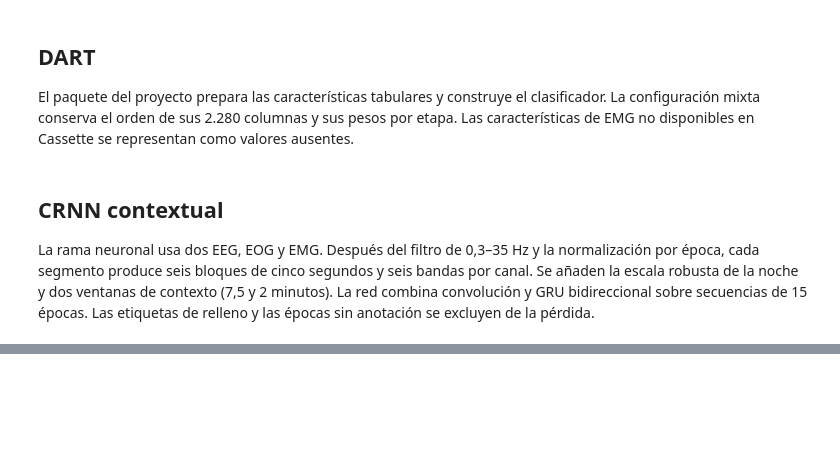
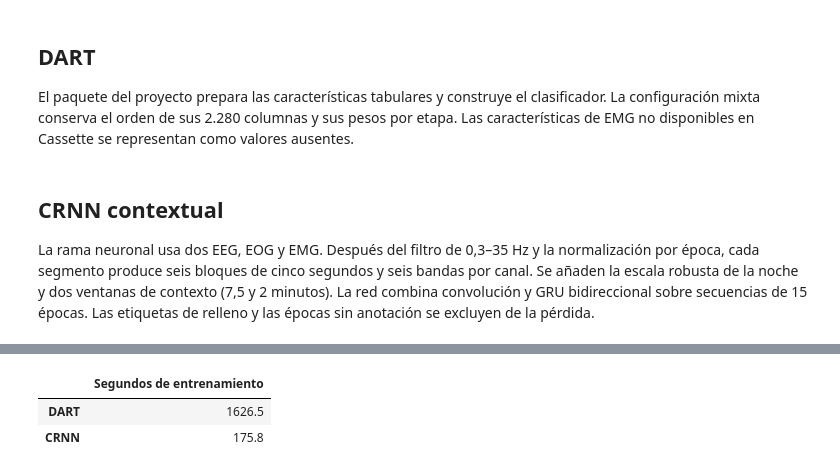
Before and after one commit to jcrkboy/micro-proyecto-grupo-7, a Jupyter notebook: Notebooks/dart_crnn_mixto.ipynb, the cells around one changed output, grey strips where cells are left out. Saved outputs shown, nothing was run; the diff lists cells and outputs as text; code cells hidden in the pictures; blank space fills up the shorter version.

```diff
--- a/Notebooks/dart_crnn_mixto.ipynb
+++ b/Notebooks/dart_crnn_mixto.ipynb
@@ -380,11 +495,0 @@ Se fijan las mismas dos arquitecturas y la mezcla 70/30. El ajuste final incorpo
-# %%
-dart_final, crnn_final, ficha_final = ajustar_o_cargar('final_100',meta)
-assert ficha_final['contrato']['segmentos_entrenamiento']==len(meta)
-display(meta.groupby('cohorte').agg(personas=('subject_id','nunique'),noches=('record_id','nunique'),segmentos=('etapa','size')))
-ejemplo = meta.iloc[:10]
-rid = ejemplo.record_id.iloc[0]
-assert ejemplo.record_id.nunique()==1
-p = combinar(dart_final.predict(X.loc[ejemplo.index],num_threads=4),prob_crnn(crnn_final,entradas[rid])[ejemplo.epoch_index])
-assert np.isfinite(p).all() and np.allclose(p.sum(1),1)
-print('Pesos recargados y fusión verificada.')
-print((STORE/'final_100/manifest.json').relative_to(ROOT).as_posix())
@@ -427,0 +500,13 @@ ST7011J0-PSG.edf · 1196 segmentos de 30 s
+# %%
+import json
+from pathlib import Path
+import pandas as pd
+
+raiz = next(p for p in (Path.cwd(), *Path.cwd().parents) if (p/'data.dvc').is_file())
+ruta = raiz/'data/models/dart_crnn_mixto/evaluacion_80_20/manifest.json'
+tiempos = json.loads(ruta.read_text('utf8'))['tiempos_s']
+display(pd.Series(tiempos, name='Segundos de entrenamiento').rename(index=str.upper).round(1).to_frame())
+# %% [output]
+|  | Segundos de entrenamiento |
+| DART | 1626.5 |
+| CRNN | 175.8 |
```
Also changed, not shown: parts of 18 cells of this notebook, 1 other file.
